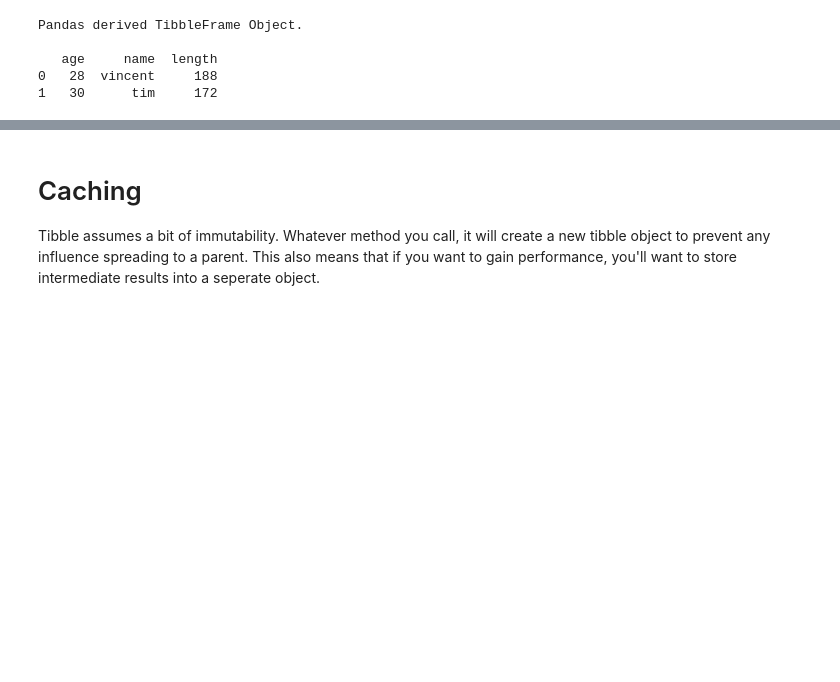
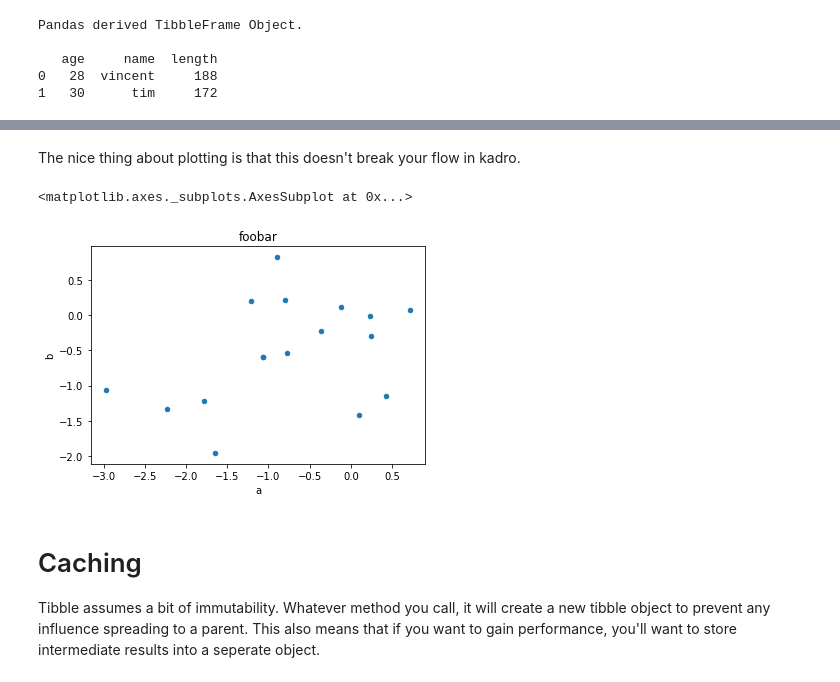
Before and after one commit to koaning/kadro, a Jupyter notebook: vignette.ipynb, the cells around one changed output, grey strips where cells are left out. Drawn from its saved outputs; the diff is of its cells as text; code cells hidden in the pictures; blank space fills up the shorter version.

```diff
--- a/vignette.ipynb
+++ b/vignette.ipynb
@@ -560,3 +570,13 @@ Pandas derived TibbleFrame Object.
+# %% [markdown]
+The nice thing about plotting is that this doesn't break your flow in kadro.
+# %%
+(kf
+   .mutate(a = lambda _: _['a'] + _['b'])
+   .filter(lambda _: _['a'] < 1)
+   .plot('a', 'b', kind = 'scatter', title = 'foobar'))
+# %% [output]
+<matplotlib.axes._subplots.AxesSubplot at 0x...>
+[figure, added]
 # %% [markdown]
 # Caching
 
```
Also changed, not shown: parts of 6 cells of this notebook, 2 other files.
